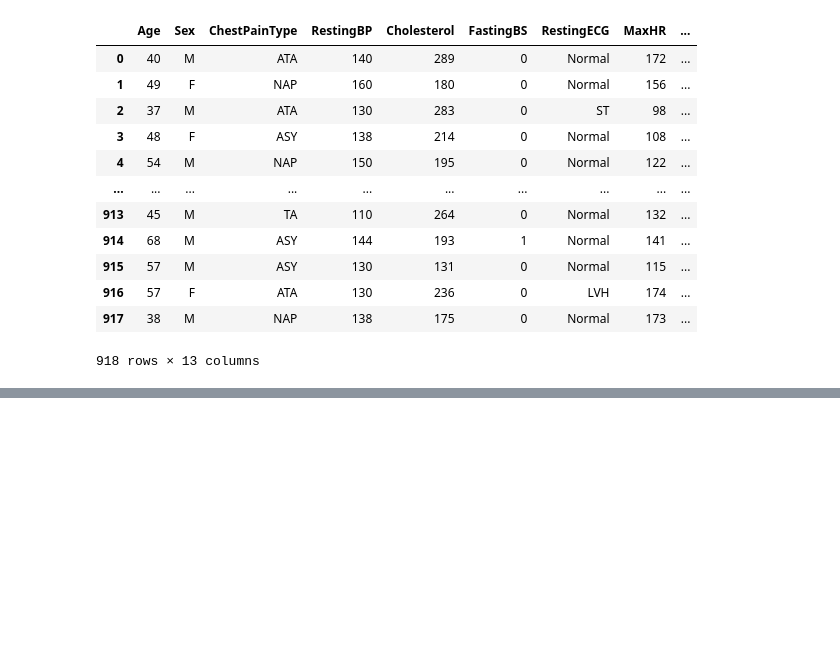
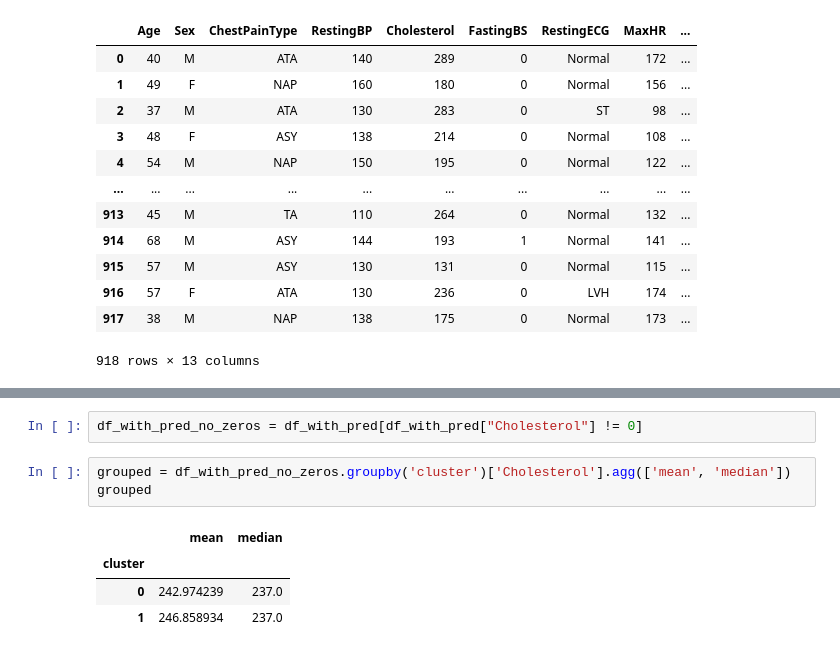
Before and after one commit to andrewjmack/coronary-disease-predictive-model, a Jupyter notebook: Data_Cleaning.ipynb, the cells around one changed output, grey strips where cells are left out. Saved outputs shown, nothing was run; the diff lists cells and outputs as text; blank space fills up the shorter version.

```diff
--- a/Data_Cleaning.ipynb
+++ b/Data_Cleaning.ipynb
@@ -250,3 +258,13 @@ df_with_pred.hvplot.scatter(
 )
 # %% [output]
 [interactive output not drawn]
+# %%
+df_with_pred_no_zeros = df_with_pred[df_with_pred["Cholesterol"] != 0]
+# %%
+grouped = df_with_pred_no_zeros.groupby('cluster')['Cholesterol'].agg(['mean', 'median'])
+grouped
+# %% [output]
+|  | mean | median |
+| cluster |  |  |
+| 0 | 242.974239 | 237.0 |
+| 1 | 246.858934 | 237.0 |
```
Also changed, not shown: parts of 6 cells of this notebook, 1 other file.
